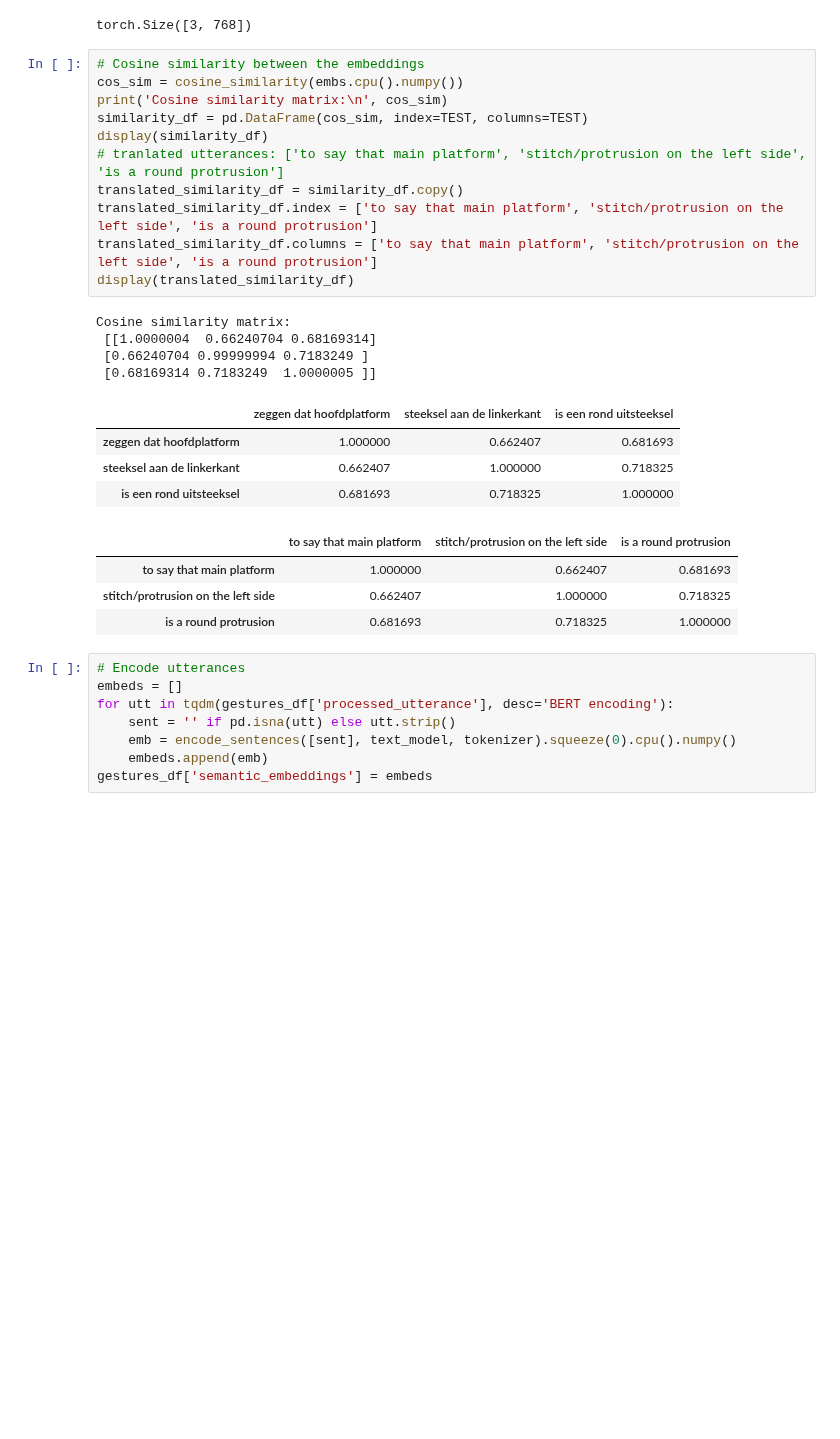
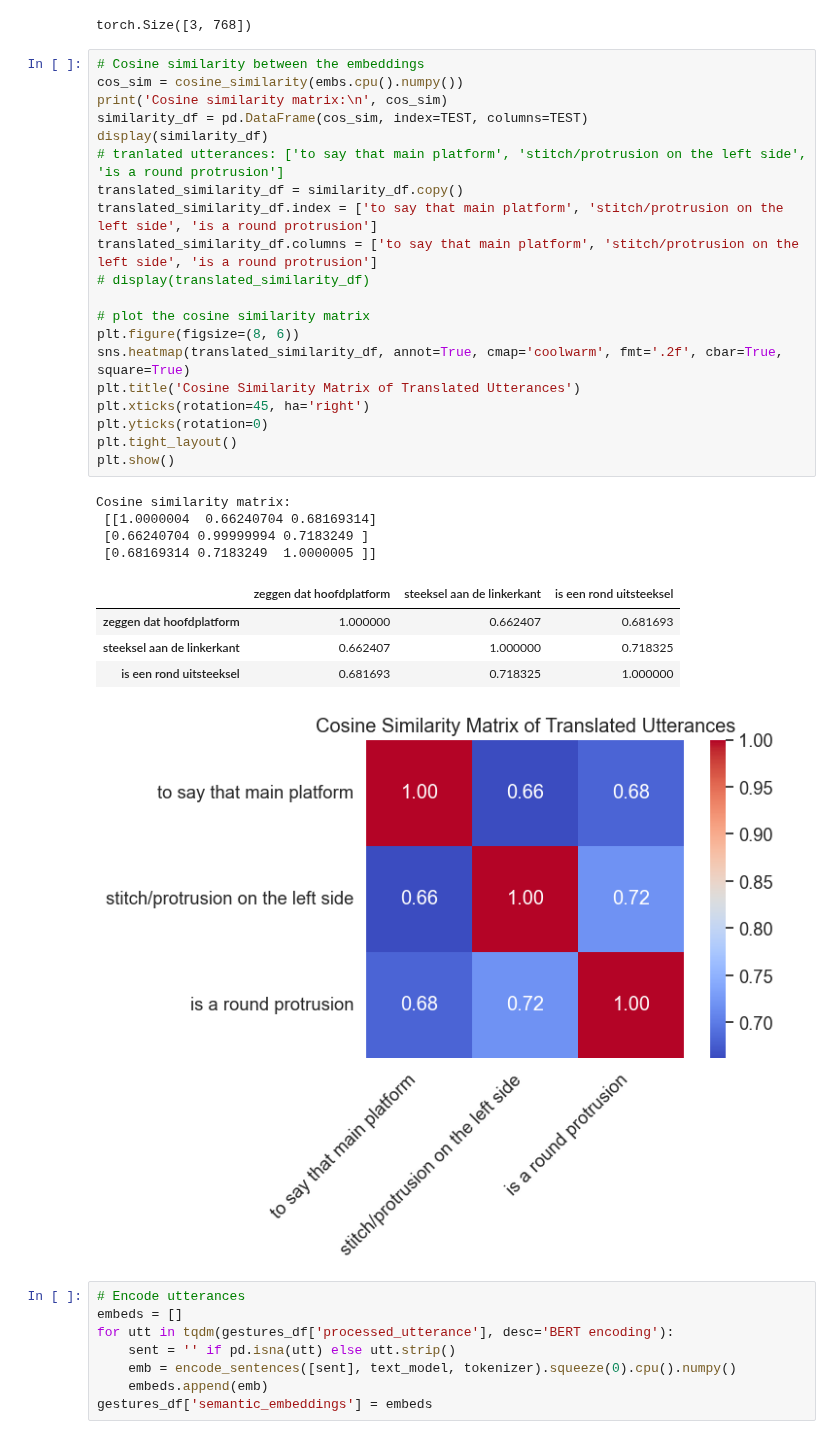
Before and after one commit to EsamGhaleb/medal_workshop_on_multimodal_interaction, a Jupyter notebook: Day2/Multimodal_Similarity_Analysis_Tutorial/Extracting_and_Analysing_Multimodal_Representations.ipynb, the cells around one changed output. Drawn from its saved outputs; the diff is of its cells as text; blank space fills up the shorter version.

Commit message:
plot the semantic scores

```diff
--- a/Day2/Multimodal_Similarity_Analysis_Tutorial/Extracting_and_Analysing_Multimodal_Representations.ipynb
+++ b/Day2/Multimodal_Similarity_Analysis_Tutorial/Extracting_and_Analysing_Multimodal_Representations.ipynb
@@ -134,27 +134,33 @@ torch.Size([3, 768])
 # %%
 # Cosine similarity between the embeddings
 cos_sim = cosine_similarity(embs.cpu().numpy())
 print('Cosine similarity matrix:\n', cos_sim)
 similarity_df = pd.DataFrame(cos_sim, index=TEST, columns=TEST)
 display(similarity_df)
 # tranlated utterances: ['to say that main platform', 'stitch/protrusion on the left side', 'is a round protrusion']
 translated_similarity_df = similarity_df.copy()
 translated_similarity_df.index = ['to say that main platform', 'stitch/protrusion on the left side', 'is a round protrusion']
 translated_similarity_df.columns = ['to say that main platform', 'stitch/protrusion on the left side', 'is a round protrusion']
-display(translated_similarity_df)
+# display(translated_similarity_df)
+
+# plot the cosine similarity matrix
+plt.figure(figsize=(8, 6))
+sns.heatmap(translated_similarity_df, annot=True, cmap='coolwarm', fmt='.2f', cbar=True, square=True)
+plt.title('Cosine Similarity Matrix of Translated Utterances')
+plt.xticks(rotation=45, ha='right')
+plt.yticks(rotation=0)
+plt.tight_layout()
+plt.show()
 # %% [output]
 Cosine similarity matrix:
  [[1.0000004  0.66240704 0.68169314]
  [0.66240704 0.99999994 0.7183249 ]
  [0.68169314 0.7183249  1.0000005 ]]
 |  | zeggen dat hoofdplatform | steeksel aan de linkerkant | is een rond uitsteeksel |
 | zeggen dat hoofdplatform | 1.000000 | 0.662407 | 0.681693 |
 | steeksel aan de linkerkant | 0.662407 | 1.000000 | 0.718325 |
 | is een rond uitsteeksel | 0.681693 | 0.718325 | 1.000000 |
-|  | to say that main platform | stitch/protrusion on the left side | is a round protrusion |
-| to say that main platform | 1.000000 | 0.662407 | 0.681693 |
-| stitch/protrusion on the left side | 0.662407 | 1.000000 | 0.718325 |
-| is a round protrusion | 0.681693 | 0.718325 | 1.000000 |
+[figure, added]
 # %%
 # Encode utterances
 embeds = []
```
